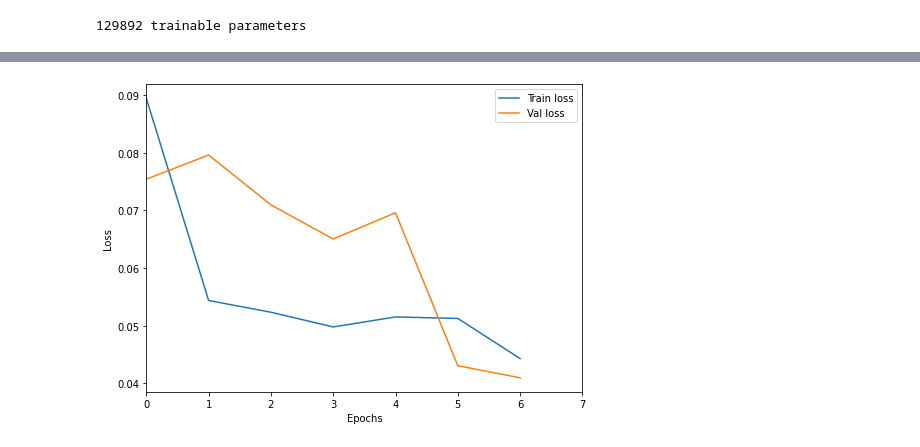
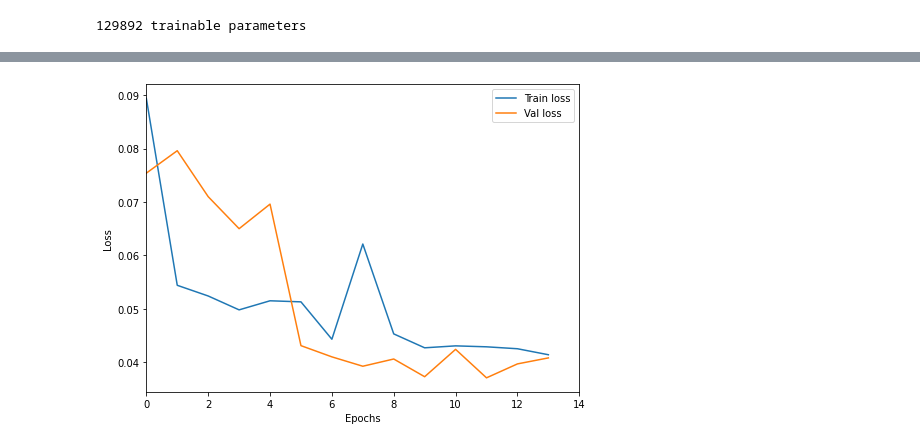
Before and after one commit to apelykh/deep-audio-mixer, a Jupyter notebook: mixing_model_training.ipynb, the cells around one changed output, grey strips where cells are left out. Saved outputs shown, nothing was run; the diff lists cells and outputs as text; code cells hidden in the pictures.

```diff
--- a/mixing_model_training.ipynb
+++ b/mixing_model_training.ipynb
@@ -184,5 +186,6 @@ print('{} trainable parameters'.format(num_trainable_param))
 # %% [output]
 129892 trainable parameters
 # %%
-# weights = './weights/mixmodel_scalar_1s_0006_0.0849.pt'
-# model_vector.load_state_dict(torch.load(weights, map_location=device))
+# load weights if we want to continue training
+weights = './weights/mixmodel_vector_1s_0006_0.0443.pt'
+model_vector.load_state_dict(torch.load(weights, map_location=device))
@@ -213,0 +233,4 @@ Epoch 6 val loss: 0.0410
+# %%
+start_epoch = 7
+num_epochs = 7
+train_loss3, val_loss3 = train_model(model_vector, criterion, optimizer, start_epoch, num_epochs, 'vector')
@@ -216,13 +257,13 @@ weights_file = os.path.join(weights_dir, 'mixmodel_vector_1s_{:04d}_{:.3f}.pt'.f
 torch.save(model_vector.state_dict(), weights_file)
 # %%
 plt.figure(figsize=(7,5))
-plt.plot(train_loss2, label='Train loss')
-plt.plot(val_loss2, label='Val loss')
+plt.plot(train_loss2 + train_loss3, label='Train loss')
+plt.plot(val_loss2 + val_loss3, label='Val loss')
 plt.xlabel('Epochs')
 plt.ylabel('Loss');
-plt.xlim(0, 0 + num_epochs)
+plt.xlim(0, 14)
 plt.legend()
 plt.tight_layout()
 plt.savefig('{}/loss.png'.format(weights_dir))
 # %% [output]
-[figure, old version]
+[figure, new version]
```
Also changed, not shown: parts of 9 cells of this notebook, 6 other files.
